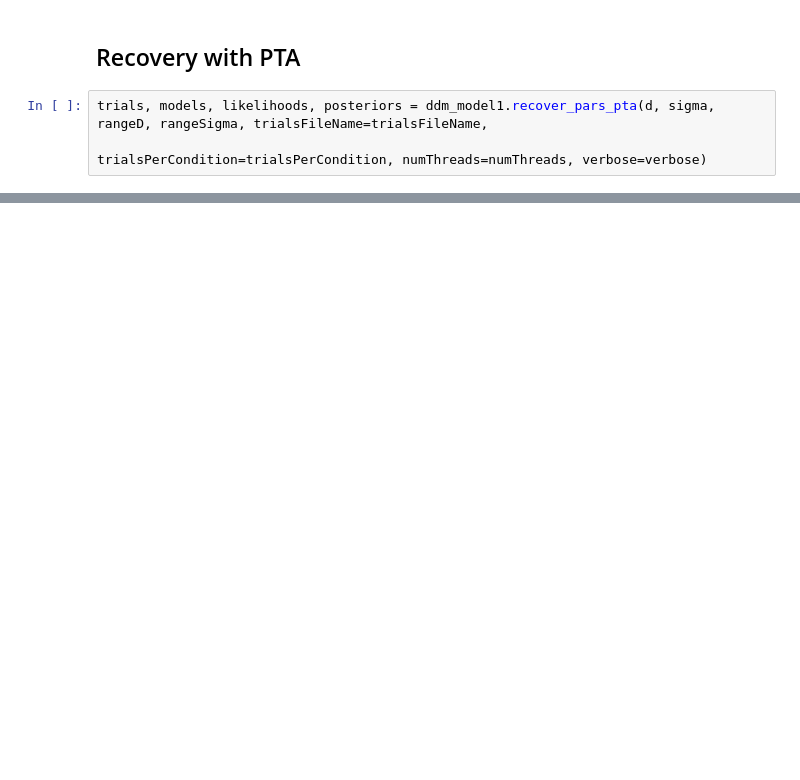
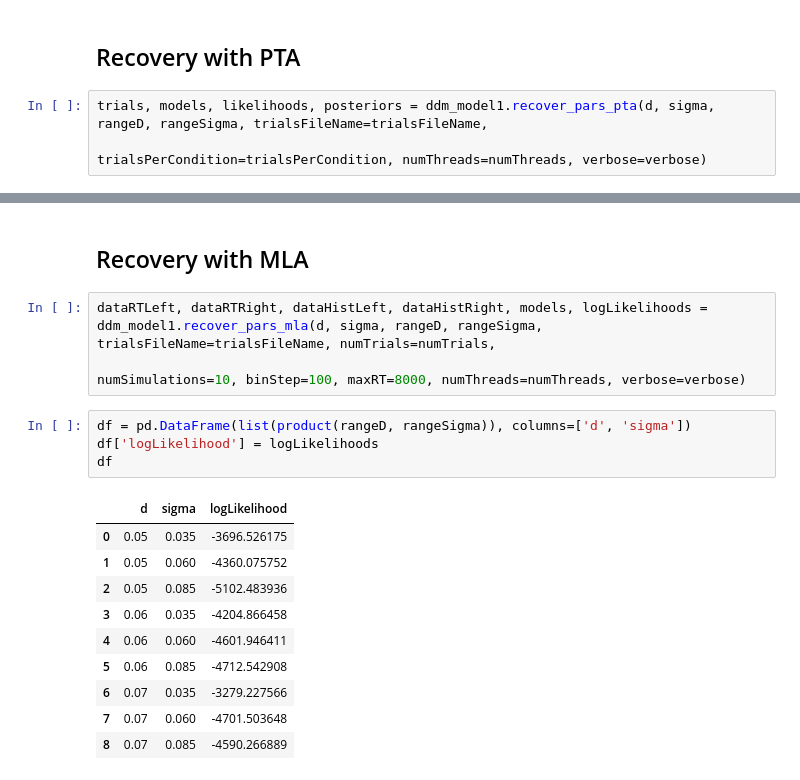
Before and after one commit to zenkavi/DescribedVsLearned, a Jupyter notebook: analysis/ddm_model1_recovery.ipynb, the cells around one changed output, grey strips where cells are left out. Cells and saved outputs as stored; diff of their text form; blank space fills up the shorter version.

```diff
--- a/analysis/ddm_model1_recovery.ipynb
+++ b/analysis/ddm_model1_recovery.ipynb
@@ -61,0 +102,20 @@ sns.heatmap(df)
+# %% [markdown]
+## Recovery with MLA
+# %%
+dataRTLeft, dataRTRight, dataHistLeft, dataHistRight, models, logLikelihoods = ddm_model1.recover_pars_mla(d, sigma, rangeD, rangeSigma, trialsFileName=trialsFileName, numTrials=numTrials,
+                                                                                    numSimulations=10, binStep=100, maxRT=8000, numThreads=numThreads, verbose=verbose)
+# %%
+df = pd.DataFrame(list(product(rangeD, rangeSigma)), columns=['d', 'sigma'])
+df['logLikelihood'] = logLikelihoods
+df
+# %% [output]
+|  | d | sigma | logLikelihood |
+| 0 | 0.05 | 0.035 | -3696.526175 |
+| 1 | 0.05 | 0.060 | -4360.075752 |
+| 2 | 0.05 | 0.085 | -5102.483936 |
+| 3 | 0.06 | 0.035 | -4204.866458 |
+| 4 | 0.06 | 0.060 | -4601.946411 |
+| 5 | 0.06 | 0.085 | -4712.542908 |
+| 6 | 0.07 | 0.035 | -3279.227566 |
+| 7 | 0.07 | 0.060 | -4701.503648 |
+| 8 | 0.07 | 0.085 | -4590.266889 |
```
Also changed, not shown: parts of 15 cells of this notebook, 3 other files.
